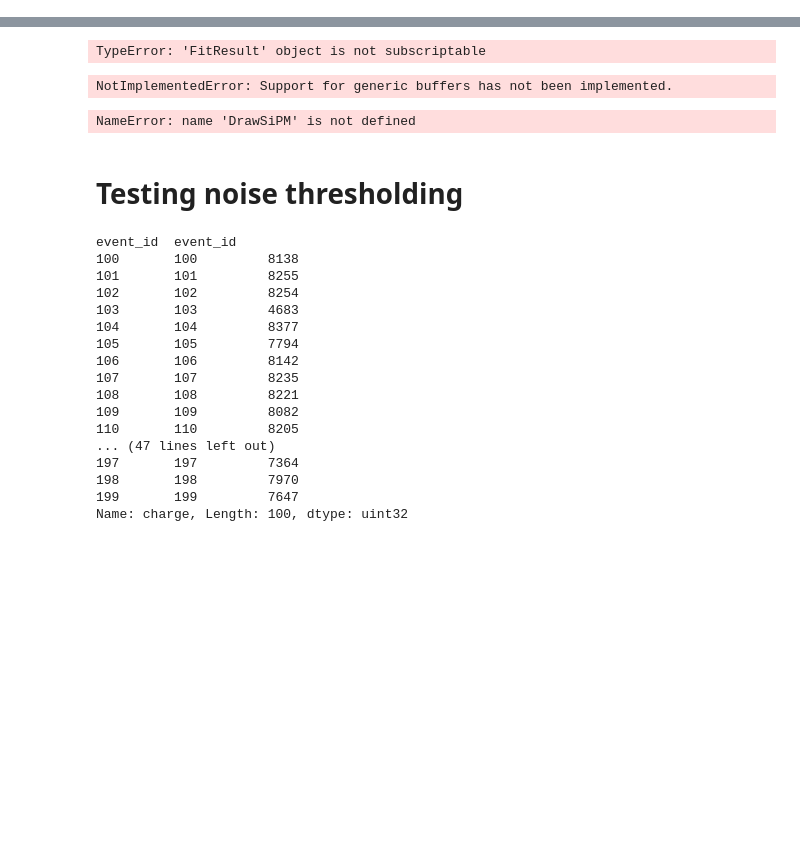
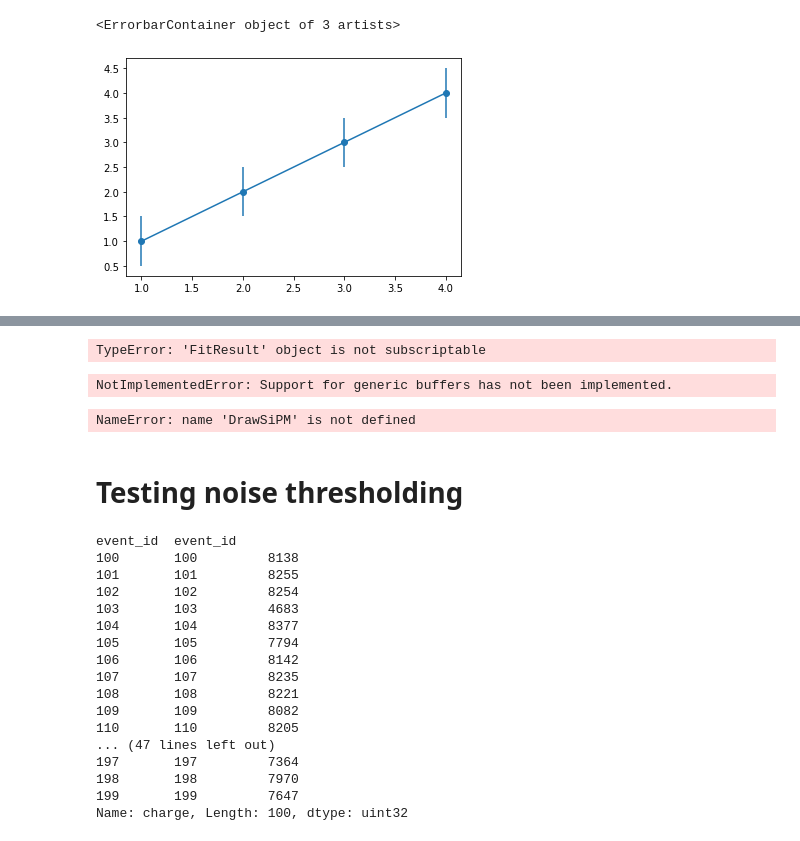
Before and after one commit to tcontrer/trackingplane, a Jupyter notebook: test_notebooks/sipmstudy_energy.ipynb, the cells around one changed output, grey strips where cells are left out. Cells and saved outputs as stored; diff of their text form; code cells hidden in the pictures; blank space fills up the shorter version.

```diff
--- a/test_notebooks/sipmstudy_energy.ipynb
+++ b/test_notebooks/sipmstudy_energy.ipynb
@@ -509,5 +518,13 @@ def print_fit_energy(fc : FitCollection):
 # %%
 fe = fit_energy(events_allsipms.charge, 100, (np.min(events_allsipms.charge), np.max(events_allsipms.charge)))
+# %%
+x = [1,2,3,4]
+y = [1,2,3,4]
+yerr = [.5,.5,.5,.5]
+plt.errorbar(x,y,yerr, marker='o')
+# %% [output]
+<ErrorbarContainer object of 3 artists>
+[figure, added]
 # %%
 plot_fit_energy(fe)
 plt.savefig('test')
```
Also changed, not shown: parts of 9 cells of this notebook, 10 other files.
